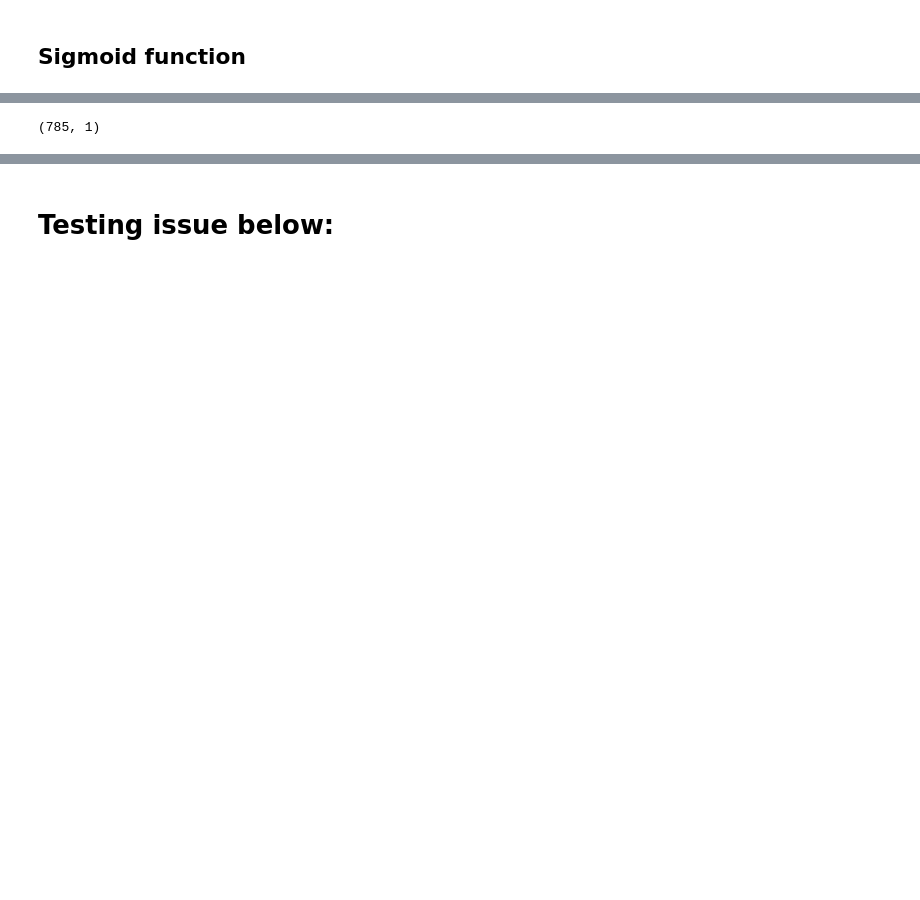
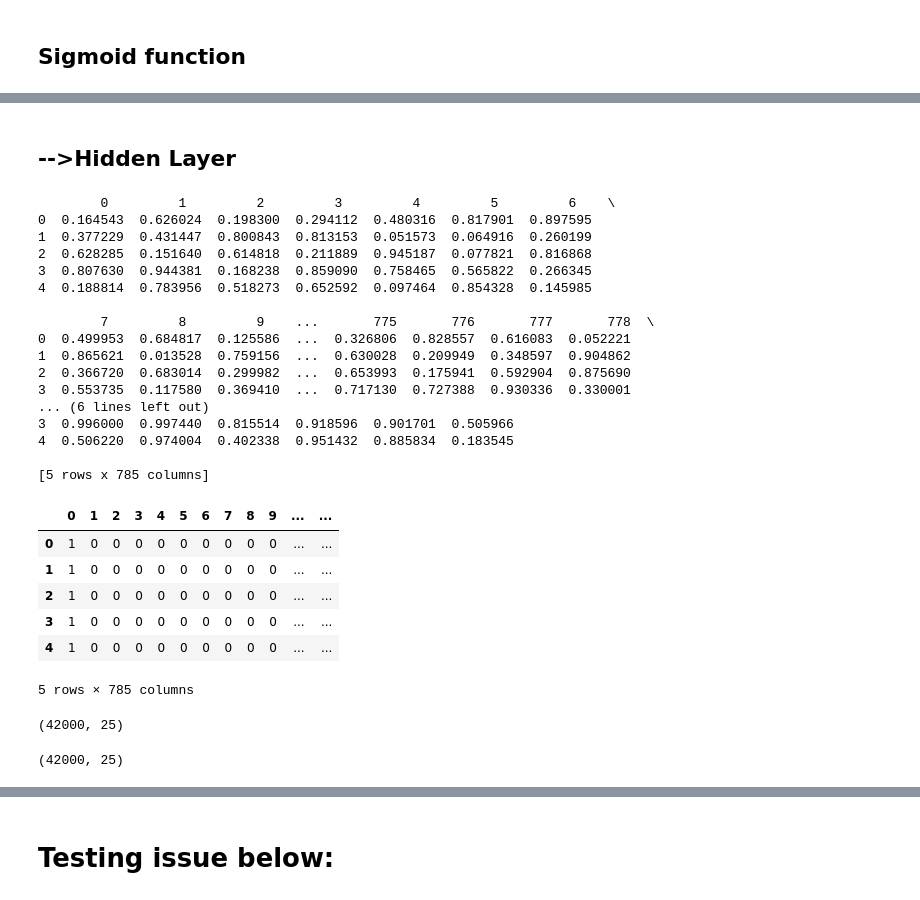
Before and after one commit to manojbuddha/Digit-Recognition-using-Neural-Network, a Jupyter notebook: Digit Recognizer.ipynb, the cells around one changed output, grey strips where cells are left out. Saved outputs shown, nothing was run; the diff lists cells and outputs as text; code cells hidden in the pictures; blank space fills up the shorter version.

```diff
--- a/Digit Recognizer.ipynb
+++ b/Digit Recognizer.ipynb
@@ -108,7 +108,7 @@ The number is:
 ## Added bias to the data frame " train_data_bias"
 # %%
 train_data_bias = train_data.copy()
-bias = np.ones(train_data.shape[0] ,  dtype= 'int64')
+bias = np.ones((train_data.shape[0],1 ),  dtype= 'int64')
 train_data_bias.insert(loc=1, column='Bias', value=bias)
 # %% [markdown]
 Deleted the label column which contains the number associated with the pixels in the row
@@ -149,4 +145,43 @@ def sigmoid(inp_vector):
+# %% [markdown]
+## -->Hidden Layer
+# %%
+theta = np.random.rand(25,train_data_bias.shape[1])
+x_train=train_data_bias.to_numpy() # FYI: bias value '1' has been added i the previous step
+# %%
+print(pd.DataFrame(theta).head())
+pd.DataFrame(x_train).head()
+# %% [output]
+        0         1         2         3         4         5         6    \
+0  0.164543  0.626024  0.198300  0.294112  0.480316  0.817901  0.897595
+1  0.377229  0.431447  0.800843  0.813153  0.051573  0.064916  0.260199
+2  0.628285  0.151640  0.614818  0.211889  0.945187  0.077821  0.816868
+3  0.807630  0.944381  0.168238  0.859090  0.758465  0.565822  0.266345
+4  0.188814  0.783956  0.518273  0.652592  0.097464  0.854328  0.145985
+
+        7         8         9    ...       775       776       777       778  \
+0  0.499953  0.684817  0.125586  ...  0.326806  0.828557  0.616083  0.052221
+1  0.865621  0.013528  0.759156  ...  0.630028  0.209949  0.348597  0.904862
+2  0.366720  0.683014  0.299982  ...  0.653993  0.175941  0.592904  0.875690
+3  0.553735  0.117580  0.369410  ...  0.717130  0.727388  0.930336  0.330001
+... (6 lines left out)
+3  0.996000  0.997440  0.815514  0.918596  0.901701  0.505966
+4  0.506220  0.974004  0.402338  0.951432  0.885834  0.183545
+
+[5 rows x 785 columns]
+|  | 0 | 1 | 2 | 3 | 4 | 5 | 6 | 7 | 8 | 9 | ... | ... |
+| 0 | 1 | 0 | 0 | 0 | 0 | 0 | 0 | 0 | 0 | 0 | ... | ... |
+| 1 | 1 | 0 | 0 | 0 | 0 | 0 | 0 | 0 | 0 | 0 | ... | ... |
+| 2 | 1 | 0 | 0 | 0 | 0 | 0 | 0 | 0 | 0 | 0 | ... | ... |
+| 3 | 1 | 0 | 0 | 0 | 0 | 0 | 0 | 0 | 0 | 0 | ... | ... |
+| 4 | 1 | 0 | 0 | 0 | 0 | 0 | 0 | 0 | 0 | 0 | ... | ... |
+5 rows × 785 columns
+# %%
+inp_layer=np.dot(x_train,np.transpose(theta))
+inp_layer.shape
+# %% [output]
+(42000, 25)
 # %%
-sigmoid(inp_layer).shape
+a2=sigmoid(inp_layer)
+a2.shape
 # %% [output]
-(785, 1)
+(42000, 25)
```
Also changed, not shown: parts of 48 cells of this notebook.
